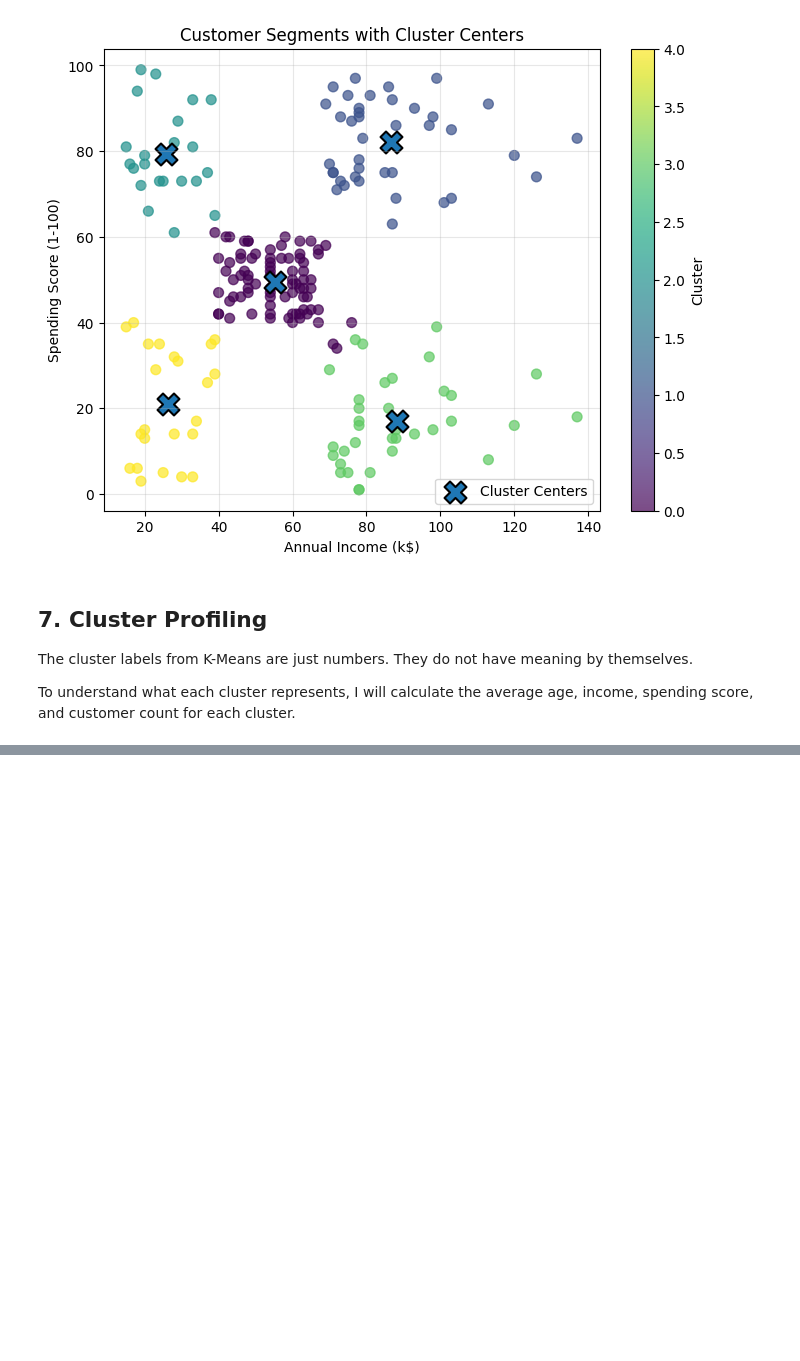
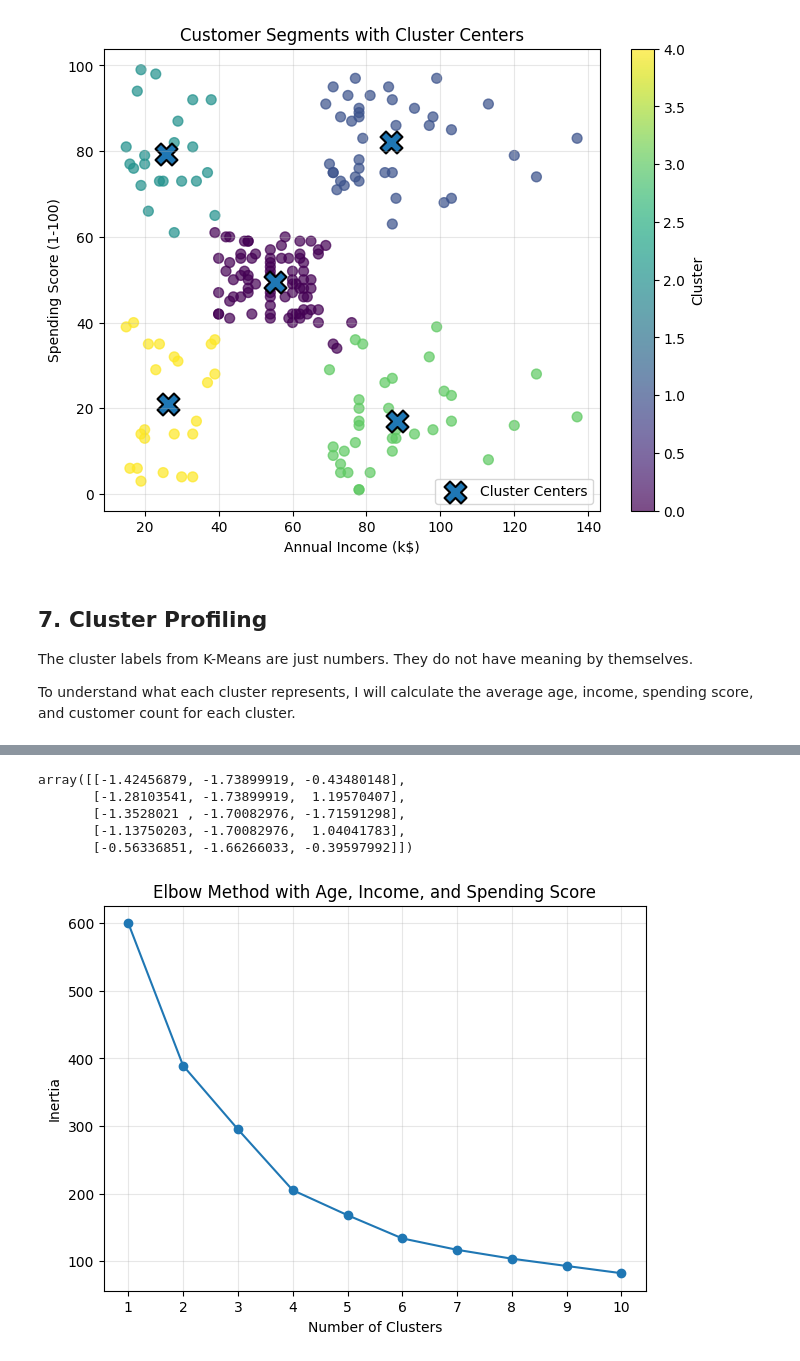
Before and after one commit to nguy3ntt/machine-learning-lab, a Jupyter notebook: unsupervised_learning/mall_customer_segmentation.ipynb, the cells around one changed output, grey strips where cells are left out. Saved outputs shown, nothing was run; the diff lists cells and outputs as text; code cells hidden in the pictures; blank space fills up the shorter version.

```diff
--- a/unsupervised_learning/mall_customer_segmentation.ipynb
+++ b/unsupervised_learning/mall_customer_segmentation.ipynb
@@ -404,0 +505,6 @@ To understand what each cluster represents, I will calculate the average age, in
+# %%
+features_3d = ["Age", "Annual Income (k$)", "Spending Score (1-100)"]
+
+X_3d = df[features_3d]
+
+X_3d.head()
@@ -404,0 +518,38 @@ To understand what each cluster represents, I will calculate the average age, in
+# %%
+scaler_3d = StandardScaler()
+
+X_3d_scaled = scaler_3d.fit_transform(X_3d)
+
+X_3d_scaled[:5]
+# %% [output]
+array([[-1.42456879, -1.73899919, -0.43480148],
+       [-1.28103541, -1.73899919,  1.19570407],
+       [-1.3528021 , -1.70082976, -1.71591298],
+       [-1.13750203, -1.70082976,  1.04041783],
+       [-0.56336851, -1.66266033, -0.39597992]])
+# %%
+inertias_3d = []
+
+k_values = range(1, 11)
+
+for k in k_values:
+    kmeans = KMeans(
+        n_clusters=k,
+        random_state=42,
+        n_init=10
+    )
+
+    kmeans.fit(X_3d_scaled)
+    inertias_3d.append(kmeans.inertia_)
+
+plt.figure(figsize=(7, 5))
+plt.plot(k_values, inertias_3d, marker="o")
+
+plt.title("Elbow Method with Age, Income, and Spending Score")
+plt.xlabel("Number of Clusters")
+plt.ylabel("Inertia")
+plt.xticks(k_values)
+plt.grid(alpha=0.3)
+plt.show()
+# %% [output]
+[figure, added]
```
Also changed, not shown: parts of 16 cells of this notebook.
